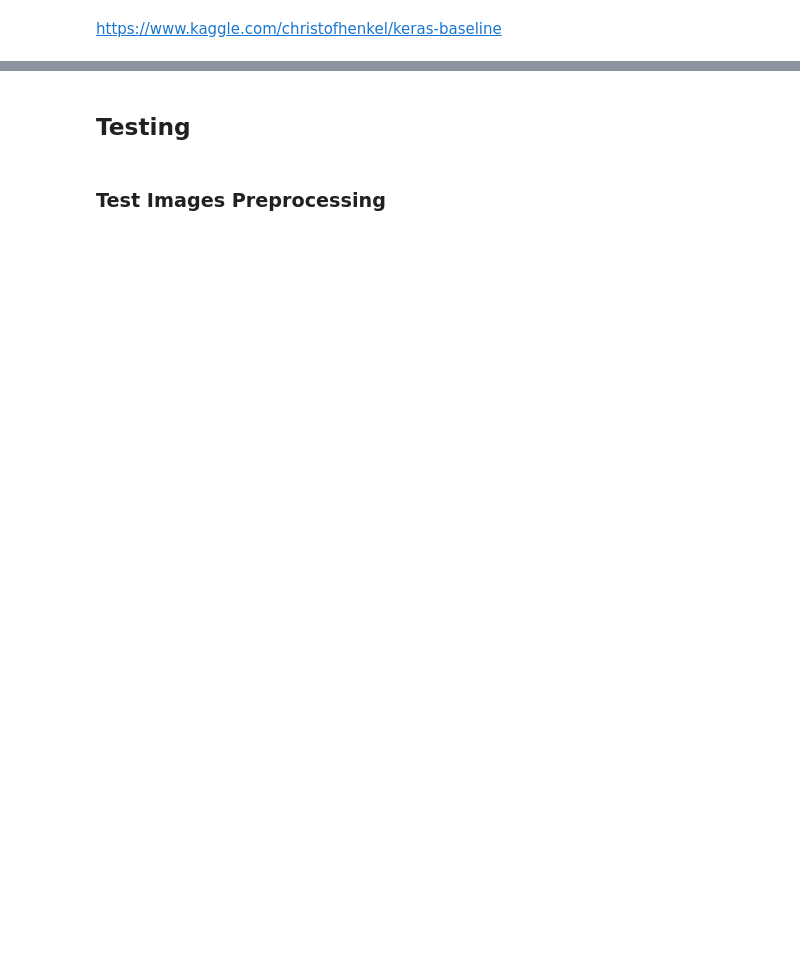
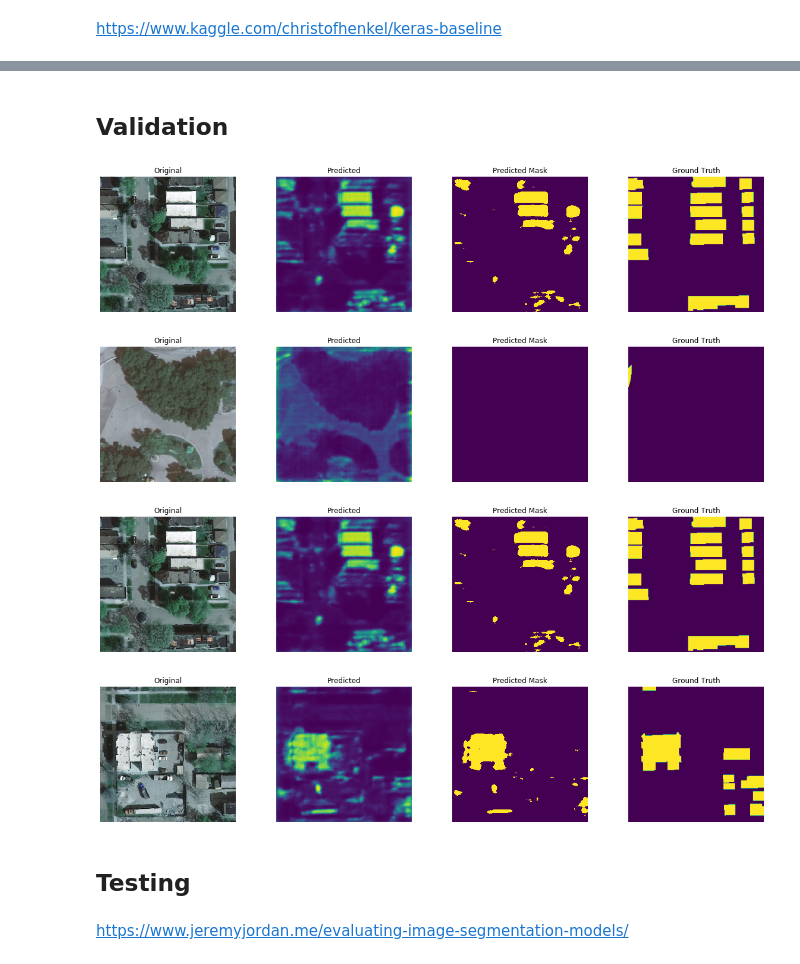
Before and after one commit to datapointchris/object-detection-keras-unet, a Jupyter notebook: code/keras_masks_boxes.ipynb, the cells around one changed output, grey strips where cells are left out. Saved outputs shown, nothing was run; the diff lists cells and outputs as text; code cells hidden in the pictures; blank space fills up the shorter version.

```diff
--- a/code/keras_masks_boxes.ipynb
+++ b/code/keras_masks_boxes.ipynb
@@ -214,0 +213,35 @@ model.save("keras_masks_boxes.h5")
+# %%
+def plot_predictions(original, predicted, predicted_mask, ground_truth=None, repeat=False):
+
+    ncols_calc = 3
+    if ground_truth is not None:
+        ncols_calc = 4
+
+
+    for i in range(4):
+        if repeat:
+            ix = i
+        else:
+            ix = np.random.randint(0, predicted.shape[0])
+
+        fig, ax = plt.subplots(ncols=ncols_calc, figsize=(ncols_calc*5, 24))
+
+        ax[0].set_title('Original')
+        ax[0].imshow(original[ix])
+        ax[0].axis('off')
+
+        ax[1].set_title('Predicted')
+        ax[1].imshow(np.squeeze(predicted[ix]))
+        ax[1].axis('off')
+
+        ax[2].set_title('Predicted Mask')
+        ax[2].imshow(np.squeeze(predicted_mask[ix]))
+        ax[2].axis('off')
+
+        if ground_truth is not None:
+            ax[3].set_title('Ground Truth')
+            ax[3].imshow(np.squeeze(ground_truth[ix]))
+            ax[3].axis('off')
+
+        plt.subplots_adjust(wspace=.3, hspace=.3)
+        plt.show()
@@ -214,0 +366,6 @@ model.save("keras_masks_boxes.h5")
+# %%
+model = load_model(model_name)
+# %% [markdown]
+## Validation
+# %%
+X_val_pred = model.predict(X_val, verbose=1, batch_size=batch_size)
@@ -215,4 +374,12 @@ model.save("keras_masks_boxes.h5")
+# %%
+# simple threshold to change to 1/0, mask
+X_val_pred_mask = (X_val_pred > 0.5).astype(np.uint8)
+# %%
+plot_predictions(original=X_val, predicted=X_val_pred, predicted_mask=X_val_pred_mask, ground_truth=y_val)
+# %% [output]
+[figure, added]
+[figure, added]
+[figure, added]
+[figure, added]
 # %% [markdown]
 ## Testing
-# %% [markdown]
-### Test Images Preprocessing
@@ -231,2 +386,4 @@ test_fns = [os.path.basename(x) for x in test_names[0:1]]
+# %% [markdown]
+https://www.jeremyjordan.me/evaluating-image-segmentation-models/
 # %%
 X_test = [np.array(
```
Also changed, not shown: parts of 77 cells of this notebook, 1 other file.
